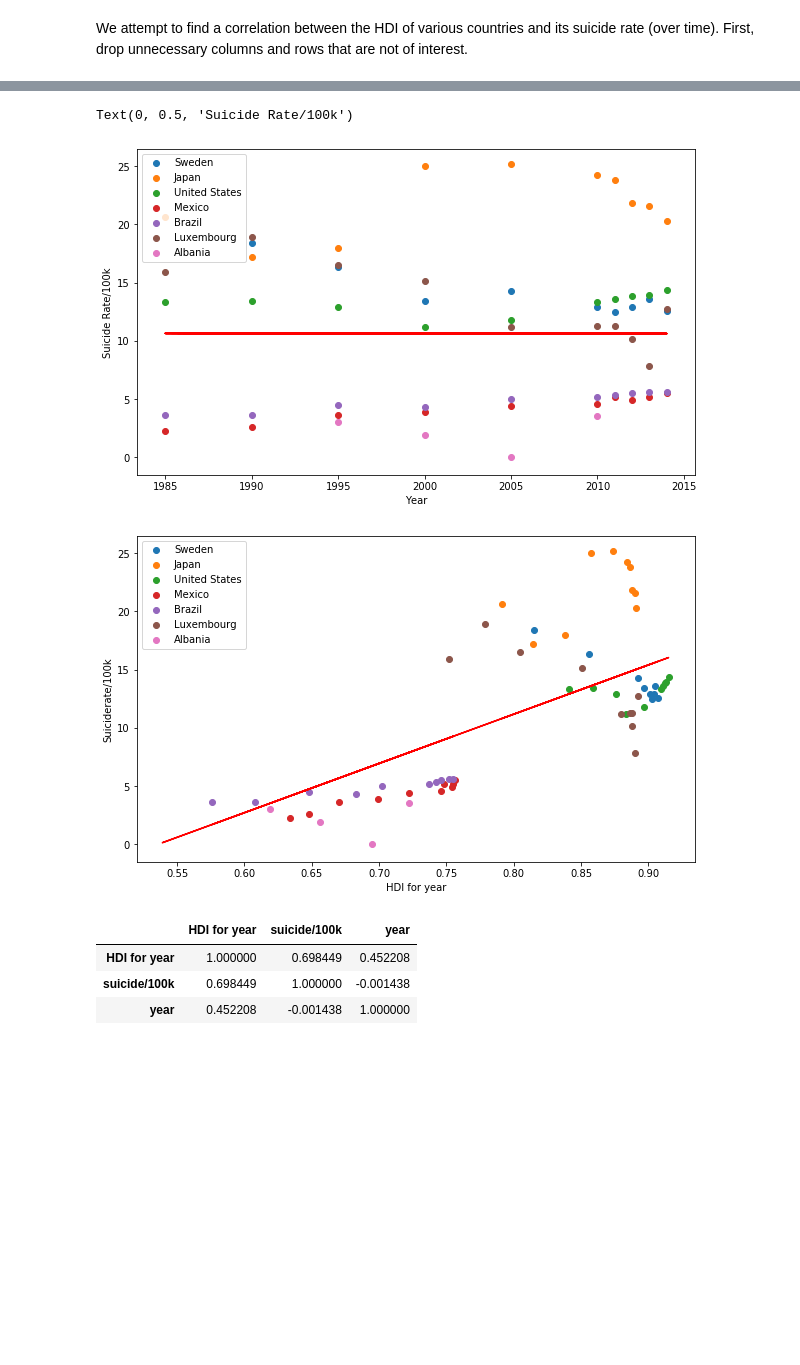
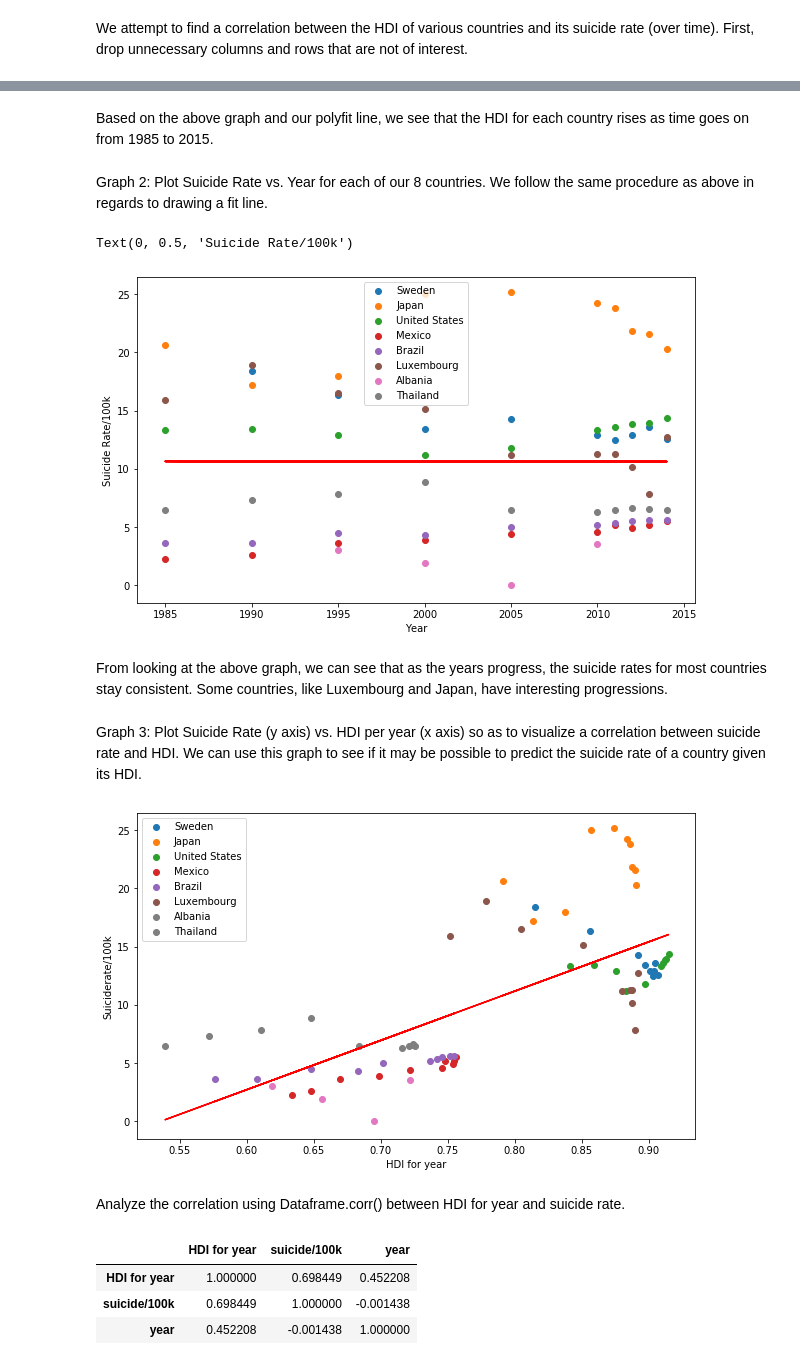
Before and after one commit to mahibhosain/suicide-analysis, a Jupyter notebook: suicide-analysis.ipynb, the cells around one changed output, grey strips where cells are left out. Saved outputs shown, nothing was run; the diff lists cells and outputs as text; code cells hidden in the pictures; blank space fills up the shorter version.

```diff
--- a/suicide-analysis.ipynb
+++ b/suicide-analysis.ipynb
@@ -84,5 +43,5 @@ df = df.drop(['sex', 'age', 'generation'], axis = 1)
 df = df.drop(df.columns[7], axis = 1)
 df = df.drop(df.columns[7], axis = 1)
 df.set_index("country", inplace = True)
-df = df.loc[['Sweden', 'United States', 'Japan', 'Thailand', 'Mexico', 'Brazil', 'Maritius', 'Albania', 'Kyrgysztan', 'Luxembourg']]
+df = df.loc[['Sweden', 'United States', 'Japan', 'Thailand', 'Mexico', 'Brazil', 'Albania', 'Luxembourg']]
 df = df.dropna(axis = 0, subset = ['HDI for year'])
@@ -235,23 +113,32 @@ Text(0, 0.5, 'HDI for year')
+# %% [markdown]
+Based on the above graph and our polyfit line, we see that the HDI for each country rises as time goes on from 1985 to 2015.
+# %% [markdown]
+Graph 2: Plot Suicide Rate vs. Year for each of our 8 countries. We follow the same procedure as above in regards to drawing a fit line.
 # %%
 plt.figure(figsize=(10,6))
 se = plt.scatter(df_final.loc['Sweden']['year'], df_final.loc['Sweden']['suicide/100k'],alpha=1)
 jp = plt.scatter(df_final.loc['Japan']['year'],df_final.loc['Japan']['suicide/100k'])
 us = plt.scatter(df_final.loc['United States']['year'],df_final.loc['United States']['suicide/100k'])
 mx = plt.scatter(df_final.loc['Mexico']['year'],df_final.loc['Mexico']['suicide/100k'])
 br = plt.scatter(df_final.loc['Brazil']['year'],df_final.loc['Brazil']['suicide/100k'])
 lx = plt.scatter(df_final.loc['Luxembourg']['year'], df_final.loc['Luxembourg']['suicide/100k'])
 ab = plt.scatter(df_final.loc['Albania']['year'], df_final.loc['Albania']['suicide/100k'])
+tl = plt.scatter(df_final.loc['Thailand']['year'], df_final.loc['Thailand']['suicide/100k'])
 
 fit1 = np.polyfit(df_final['year'], df_final['suicide/100k'],1)
 plt.plot(df_final['year'],fit1[0]*df_final['year']+fit1[1],color='red')
 
-plt.legend((se, jp,us, mx, br, lx, ab),("Sweden","Japan","United States", "Mexico", "Brazil",
-                                      "Luxembourg", "Albania"))
+plt.legend((se, jp,us, mx, br, lx, ab, tl),("Sweden","Japan","United States", "Mexico", "Brazil",
+                                      "Luxembourg", "Albania", "Thailand"))
 plt.xlabel("Year")
 plt.ylabel('Suicide Rate/100k')
 # %% [output]
 Text(0, 0.5, 'Suicide Rate/100k')
-[figure, old version]
+[figure, new version]
+# %% [markdown]
+From looking at the above graph, we can see that as the years progress, the suicide rates for most countries stay consistent. Some countries, like Luxembourg and Japan, have interesting progressions.
+# %% [markdown]
+Graph 3: Plot Suicide Rate (y axis) vs. HDI per year (x axis) so as to visualize a correlation between suicide rate and HDI. We can use this graph to see if it may be possible to predict the suicide rate of a country given its HDI.
 # %%
 plt.figure(figsize=(10,6))
 se = plt.scatter(df_final.loc['Sweden']['HDI for year'], df_final.loc['Sweden']['suicide/100k'],alpha=1)
@@ -261,16 +148,20 @@ mx = plt.scatter(df_final.loc['Mexico']['HDI for year'],df_final.loc['Mexico']['
 br = plt.scatter(df_final.loc['Brazil']['HDI for year'],df_final.loc['Brazil']['suicide/100k'])
 lx = plt.scatter(df_final.loc['Luxembourg']['HDI for year'], df_final.loc['Luxembourg']['suicide/100k'])
 ab = plt.scatter(df_final.loc['Albania']['HDI for year'], df_final.loc['Albania']['suicide/100k'])
+ab = plt.scatter(df_final.loc['Thailand']['HDI for year'], df_final.loc['Thailand']['suicide/100k'])
+
 
 fit1 = np.polyfit(df_final['HDI for year'], df_final['suicide/100k'],1)
 plt.plot(df_final['HDI for year'],fit1[0]*df_final['HDI for year']+fit1[1],color='red')
 
-plt.legend((se, jp,us, mx, br, lx, ab),("Sweden","Japan","United States", "Mexico", "Brazil",
-                                      "Luxembourg", "Albania"))
+plt.legend((se, jp,us, mx, br, lx, ab, tl),("Sweden","Japan","United States", "Mexico", "Brazil",
+                                      "Luxembourg", "Albania", "Thailand"))
 plt.xlabel('HDI for year');
 plt.ylabel('Suiciderate/100k');
 # %% [output]
-[figure, old version]
+[figure, new version]
+# %% [markdown]
+Analyze the correlation using Dataframe.corr() between HDI for year and suicide rate.
 # %%
 corr = df_final.corr()
 corr
```
Also changed, not shown: parts of 37 cells of this notebook.
